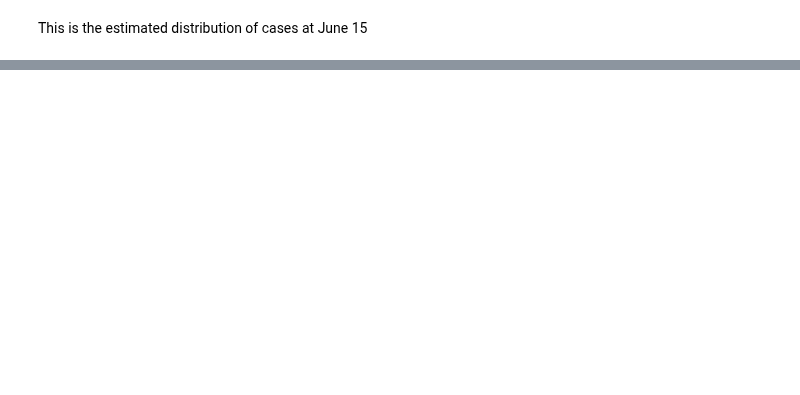
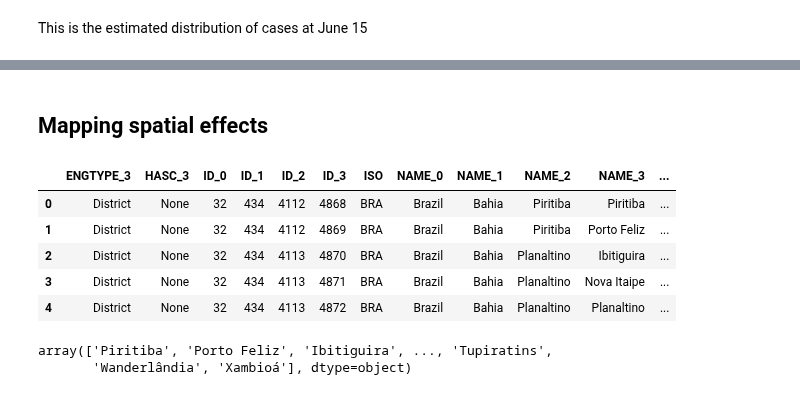
Before and after one commit to fonnesbeck/SaoPauloMeasles, a Jupyter notebook: Spatial Measles Model.ipynb, the cells around one changed output, grey strips where cells are left out. Cells and saved outputs as stored; diff of their text form; code cells hidden in the pictures; blank space fills up the shorter version.

```diff
--- a/Spatial Measles Model.ipynb
+++ b/Spatial Measles Model.ipynb
@@ -423,0 +412,2 @@ Could not calculate Gelman-Rubin statistics. Requires multiple chains of equal l
+# %% [markdown]
+## Mapping spatial effects
@@ -423,0 +427,20 @@ Could not calculate Gelman-Rubin statistics. Requires multiple chains of equal l
+# %%
+SP_dist = gpd.GeoDataFrame.from_file('Sao Paulo/Brazil_full/BRA_adm3.shp').to_crs({'proj': 'longlat',
+                                                                               'ellps': 'WGS84',
+                                                                               'datum': 'WGS84'})
+# %%
+SP_dist['DIST_NAME'] = [trans.trans(_).upper() for _ in SP_dist.NAME_3]
+# %%
+SP_dist.head()
+# %% [output]
+|  | ENGTYPE_3 | HASC_3 | ID_0 | ID_1 | ID_2 | ID_3 | ISO | NAME_0 | NAME_1 | NAME_2 | NAME_3 | ... |
+| 0 | District | None | 32 | 434 | 4112 | 4868 | BRA | Brazil | Bahia | Piritiba | Piritiba | ... |
+| 1 | District | None | 32 | 434 | 4112 | 4869 | BRA | Brazil | Bahia | Piritiba | Porto Feliz | ... |
+| 2 | District | None | 32 | 434 | 4113 | 4870 | BRA | Brazil | Bahia | Planaltino | Ibitiguira | ... |
+| 3 | District | None | 32 | 434 | 4113 | 4871 | BRA | Brazil | Bahia | Planaltino | Nova Itaipe | ... |
+| 4 | District | None | 32 | 434 | 4113 | 4872 | BRA | Brazil | Bahia | Planaltino | Planaltino | ... |
+# %%
+SP_dist.NAME_3.unique()
+# %% [output]
+array(['Piritiba', 'Porto Feliz', 'Ibitiguira', ..., 'Tupiratins',
+       'Wanderlândia', 'Xambioá'], dtype=object)
```
Also changed, not shown: parts of 14 cells of this notebook, 2 other files.
